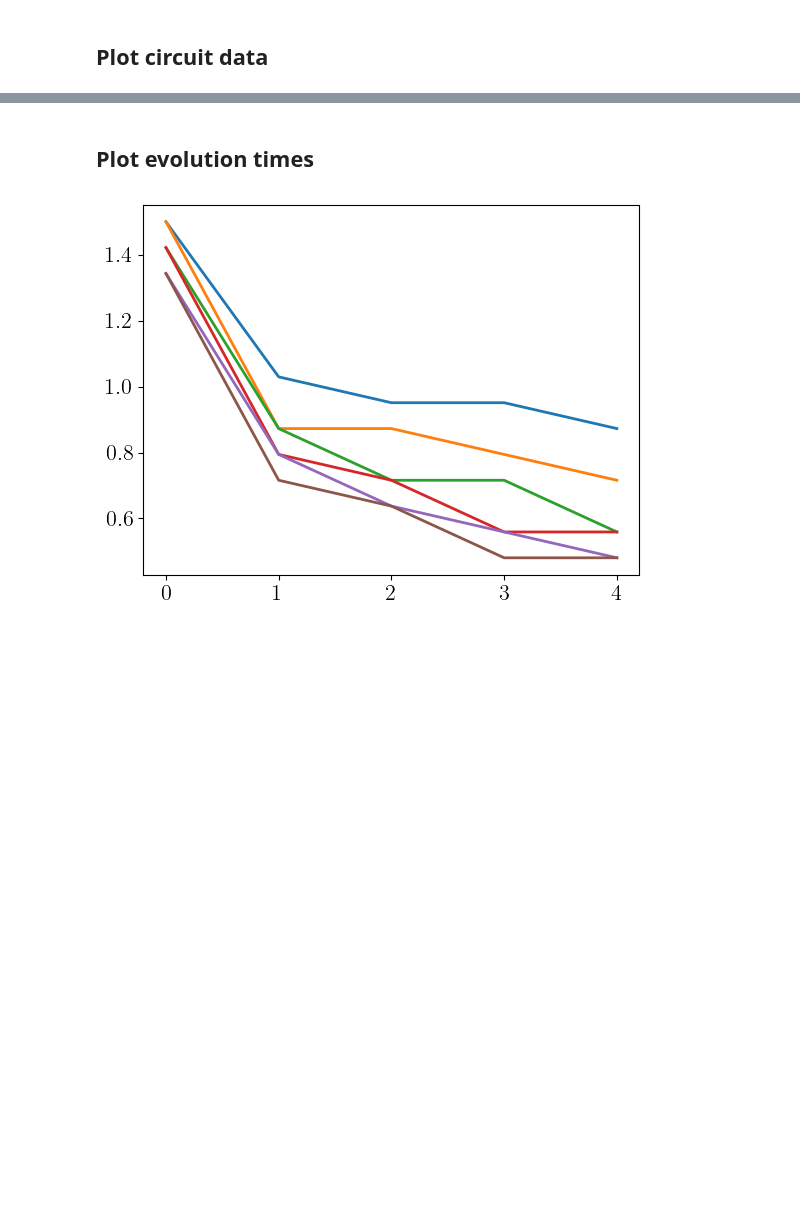
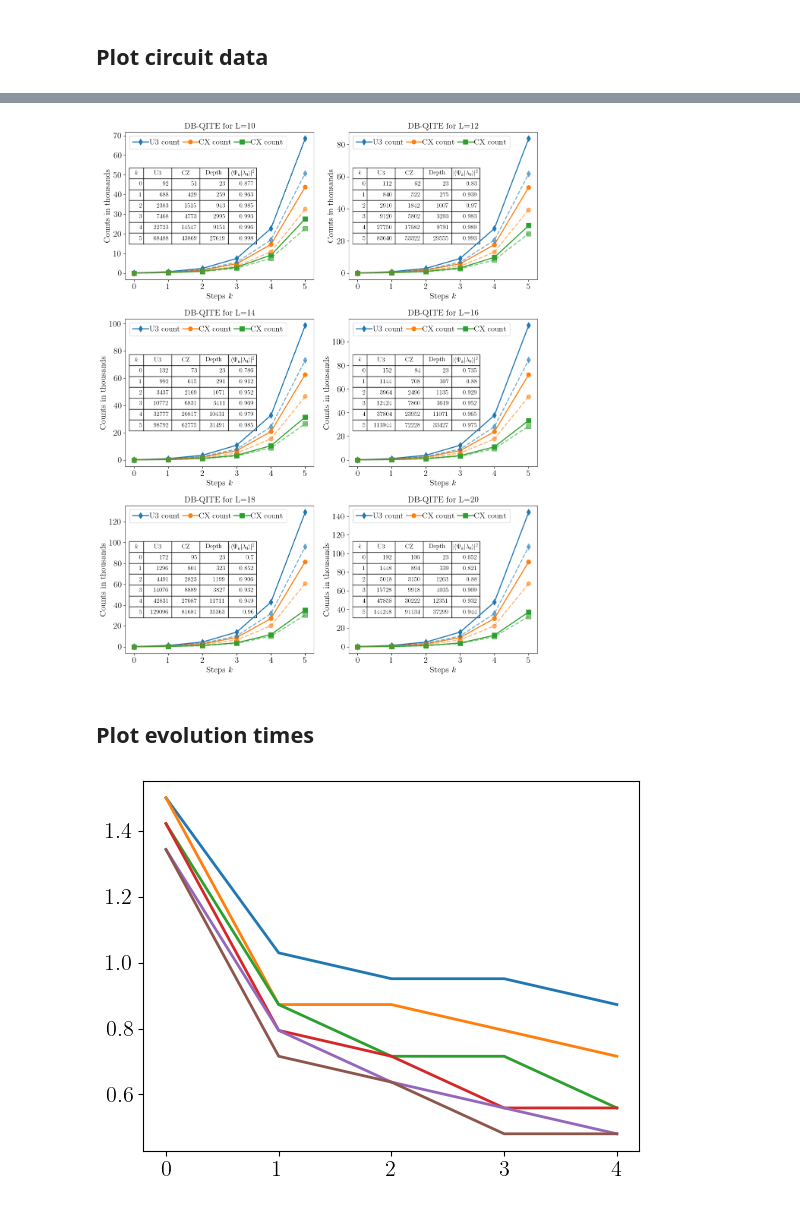
Before and after one commit to renezander90/DB-QITE, a Jupyter notebook: generate_plots_PRL.ipynb, the cells around one changed output, grey strips where cells are left out. Drawn from its saved outputs; the diff is of its cells as text; code cells hidden in the pictures; blank space fills up the shorter version.

```diff
--- a/generate_plots_PRL.ipynb
+++ b/generate_plots_PRL.ipynb
@@ -307,3 +345,21 @@ plt.show()
+# %%
+# Create a figure with 6 subplots (3 rows, 2 columns)
+fig, ((ax_10, ax_12), (ax_14, ax_16), (ax_18, ax_20)) = plt.subplots(3, 2,
+                                             figsize=(12, 15),
+                                             gridspec_kw={"width_ratios": [1, 1], "height_ratios": [1,1,1]})
+
+generate_circuit_plots(ax_10,10)
+generate_circuit_plots(ax_12,12)
+generate_circuit_plots(ax_14,14)
+generate_circuit_plots(ax_16,16)
+generate_circuit_plots(ax_18,18)
+generate_circuit_plots(ax_20,20)
+
+plt.tight_layout()
+plt.savefig("plots_PRL/QITE_Heisenberg_circuits.pdf")
+plt.show()
+# %% [output]
+[figure, added]
 # %% [markdown]
 ## Plot evolution times
 # %%
```
Also changed, not shown: parts of 7 cells of this notebook, 15 other files.
